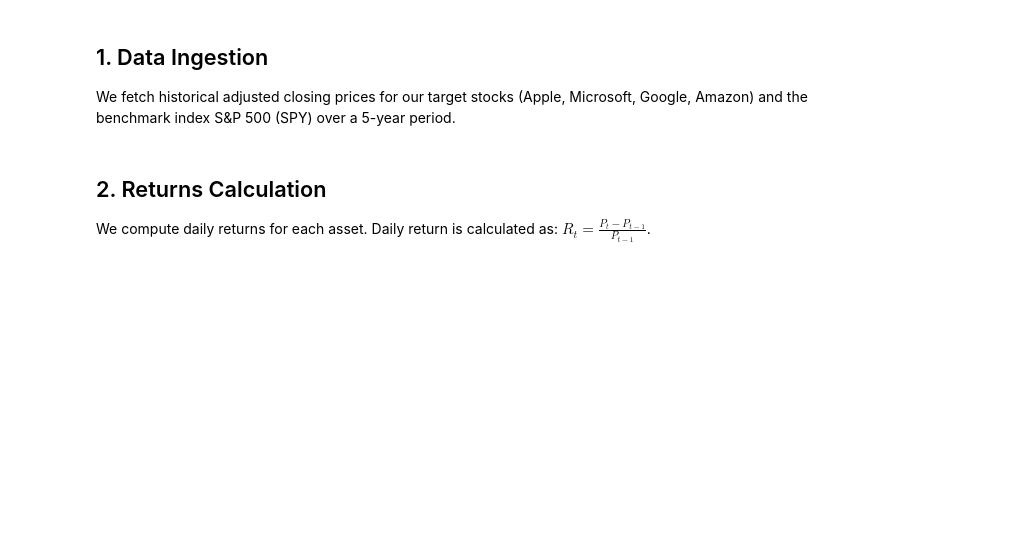
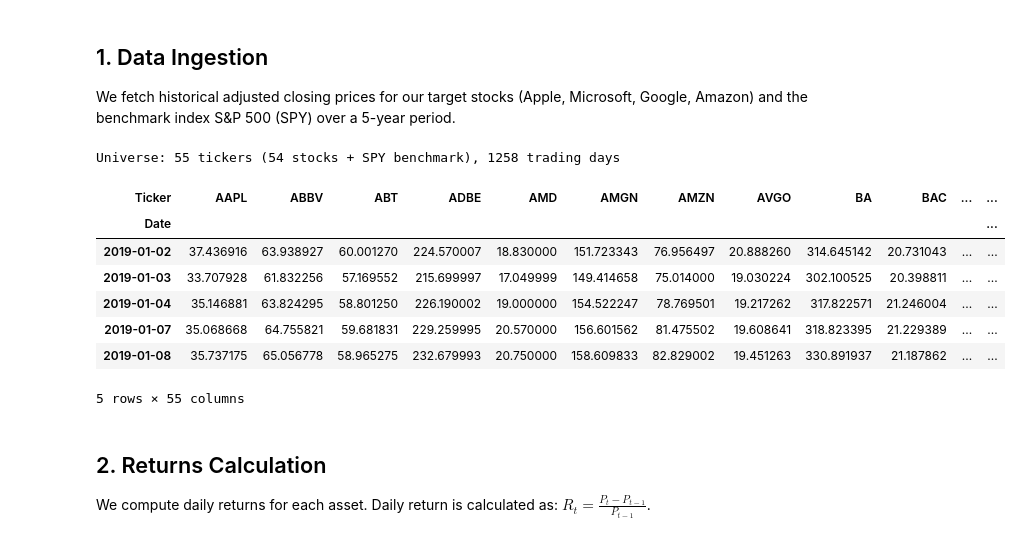
Before and after one commit to jay739/capm-analysis, a Jupyter notebook: capm_analysis.ipynb, the cells around one changed output. Saved outputs shown, nothing was run; the diff lists cells and outputs as text; code cells hidden in the pictures; blank space fills up the shorter version.

```diff
--- a/capm_analysis.ipynb
+++ b/capm_analysis.ipynb
@@ -39,33 +39,45 @@ We fetch historical adjusted closing prices for our target stocks (Apple, Micros
 # %%
 # Define tickers and period.
 # SPY is the market benchmark; the remaining 54 names span all 11 GICS sectors
 # so the CAPM / Monte Carlo analysis runs over a 50+ stock universe.
 tickers = [
     "SPY",                                                   # market benchmark
     "AAPL", "MSFT", "GOOG", "AMZN", "NVDA", "META", "TSLA",  # mega-cap tech
     "AVGO", "ORCL", "CRM", "ADBE", "CSCO", "INTC", "AMD", "QCOM", "TXN", "IBM",
     "JPM", "BAC", "WFC", "GS", "V", "MA", "BLK",             # financials
     "JNJ", "UNH", "PFE", "MRK", "ABBV", "TMO", "ABT", "DHR", "AMGN",  # healthcare
     "WMT", "COST", "HD", "LOW", "MCD", "SBUX", "NKE", "DIS",  # consumer
     "PG", "KO", "PEP", "PM",                                  # staples
     "XOM", "CVX",                                             # energy
     "CAT", "BA", "HON", "GE", "UPS",                          # industrials
     "LIN", "NEE",                                             # materials / utilities
 ]
 start_date = "2019-01-01"
 end_date = "2023-12-31"
 
-# Fetch data using yfinance
-raw_data = yf.download(tickers, start=start_date, end=end_date)["Adj Close"]
+# Fetch data using yfinance. Since yfinance 0.2.51 prices are adjusted by
+# default and there is no separate "Adj Close" column, so read "Close".
+raw_data = yf.download(tickers, start=start_date, end=end_date,
+                       auto_adjust=True, progress=False)["Close"]
 
 # Drop any ticker with no history, then forward/back fill remaining gaps
 raw_data = raw_data.dropna(axis=1, how="all")
 data = raw_data.ffill().bfill()
 
 print(f"Universe: {data.shape[1]} tickers "
       f"({data.shape[1] - 1} stocks + SPY benchmark), "
       f"{data.shape[0]} trading days")
 data.head()
+# %% [output]
+Universe: 55 tickers (54 stocks + SPY benchmark), 1258 trading days
+| Ticker | AAPL | ABBV | ABT | ADBE | AMD | AMGN | AMZN | AVGO | BA | BAC | ... | ... |
+| Date |  |  |  |  |  |  |  |  |  |  |  | ... |
+| 2019-01-02 | 37.436916 | 63.938927 | 60.001270 | 224.570007 | 18.830000 | 151.723343 | 76.956497 | 20.888260 | 314.645142 | 20.731043 | ... | ... |
+| 2019-01-03 | 33.707928 | 61.832256 | 57.169552 | 215.699997 | 17.049999 | 149.414658 | 75.014000 | 19.030224 | 302.100525 | 20.398811 | ... | ... |
+| 2019-01-04 | 35.146881 | 63.824295 | 58.801250 | 226.190002 | 19.000000 | 154.522247 | 78.769501 | 19.217262 | 317.822571 | 21.246004 | ... | ... |
+| 2019-01-07 | 35.068668 | 64.755821 | 59.681831 | 229.259995 | 20.570000 | 156.601562 | 81.475502 | 19.608641 | 318.823395 | 21.229389 | ... | ... |
+| 2019-01-08 | 35.737175 | 65.056778 | 58.965275 | 232.679993 | 20.750000 | 158.609833 | 82.829002 | 19.451263 | 330.891937 | 21.187862 | ... | ... |
+5 rows × 55 columns
 # %% [markdown]
 ## 2. Returns Calculation
 
```
Also changed, not shown: parts of 6 cells of this notebook, 14 other files.
